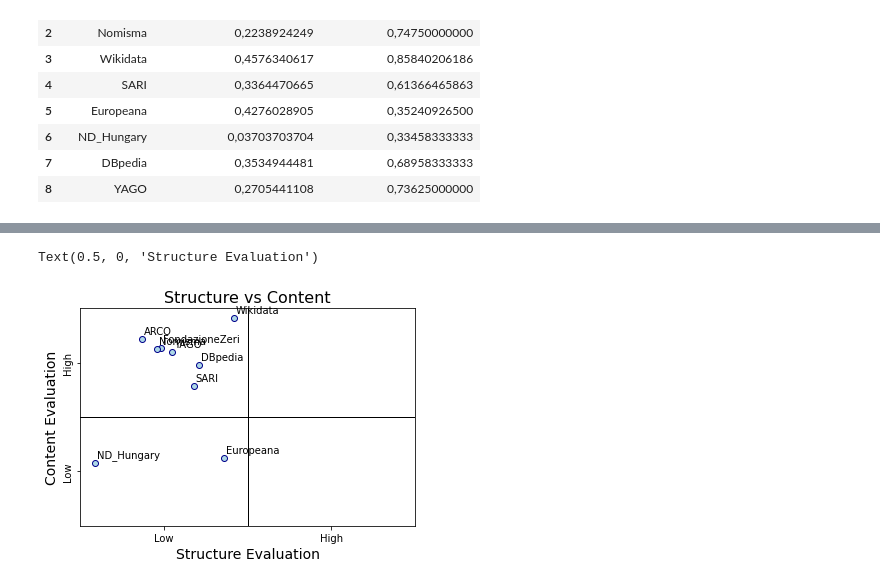
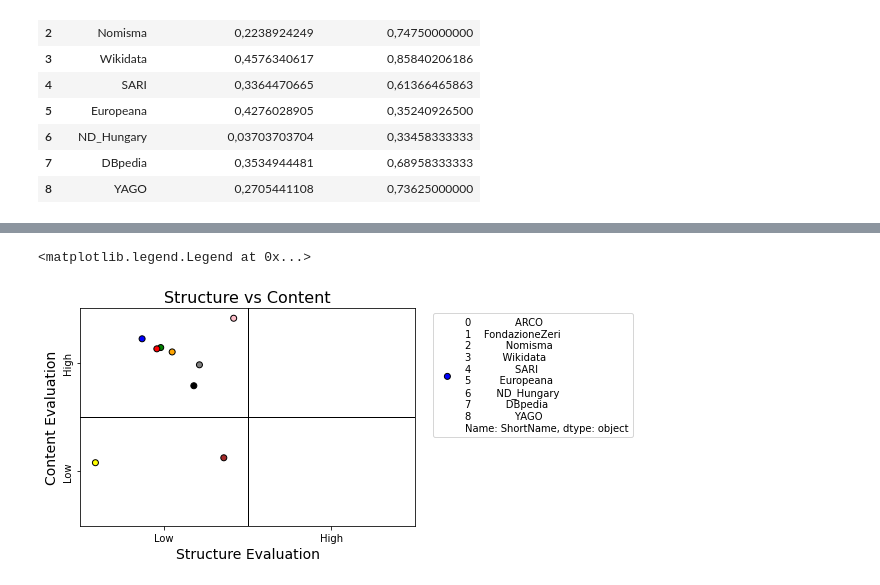
Before and after one commit to SofiBar/ArtGraphsLandscapeAnalysis, a Jupyter notebook: landscape/Untitled.ipynb, the cells around one changed output, grey strips where cells are left out. Cells and saved outputs as stored; diff of their text form; code cells hidden in the pictures.

```diff
--- a/landscape/Untitled.ipynb
+++ b/landscape/Untitled.ipynb
@@ -196,20 +103,20 @@ def quadrant_chart2(x, y, xtick_labels=None, ytick_labels=None, data_labels=None
 # %%
 valuesx = landscape["structure_axis_weighted_avg"]
 valuesx = [float(val.replace(",",".")) for val in valuesx]
 valuesy = landscape["content_axis_weighted_avg"]
 valuesy = [float(val.replace(",",".")) for val in valuesy]
 quadrant_chart(
 
     x=valuesx,
     y=valuesy,
     xtick_labels=['Low', 'High'],
     ytick_labels=['Low', 'High'],
-    data_labels=landscape["ShortName"],
-    highlight_quadrants=[1,2,3,4]
+    data_labels=landscape["ShortName"]
 )
 plt.title('Structure vs Content', fontsize=16)
 plt.ylabel('Content Evaluation', fontsize=14)
 plt.xlabel('Structure Evaluation', fontsize=14)
+plt.legend(bbox_to_anchor=(1.04,1), loc="upper left")
 # %% [output]
-Text(0.5, 0, 'Structure Evaluation')
+<matplotlib.legend.Legend at 0x...>
-[figure, old version]
+[figure, new version]
```
Also changed, not shown: parts of 4 cells of this notebook, 1 other file.
